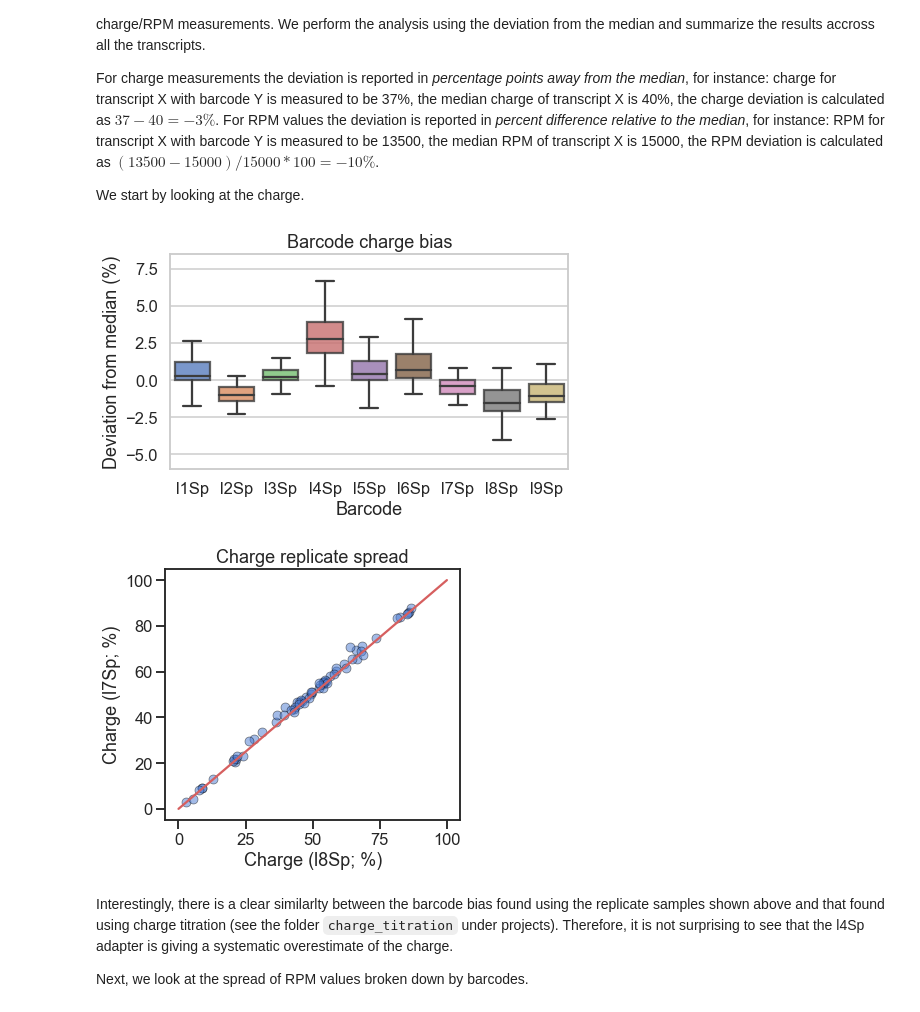
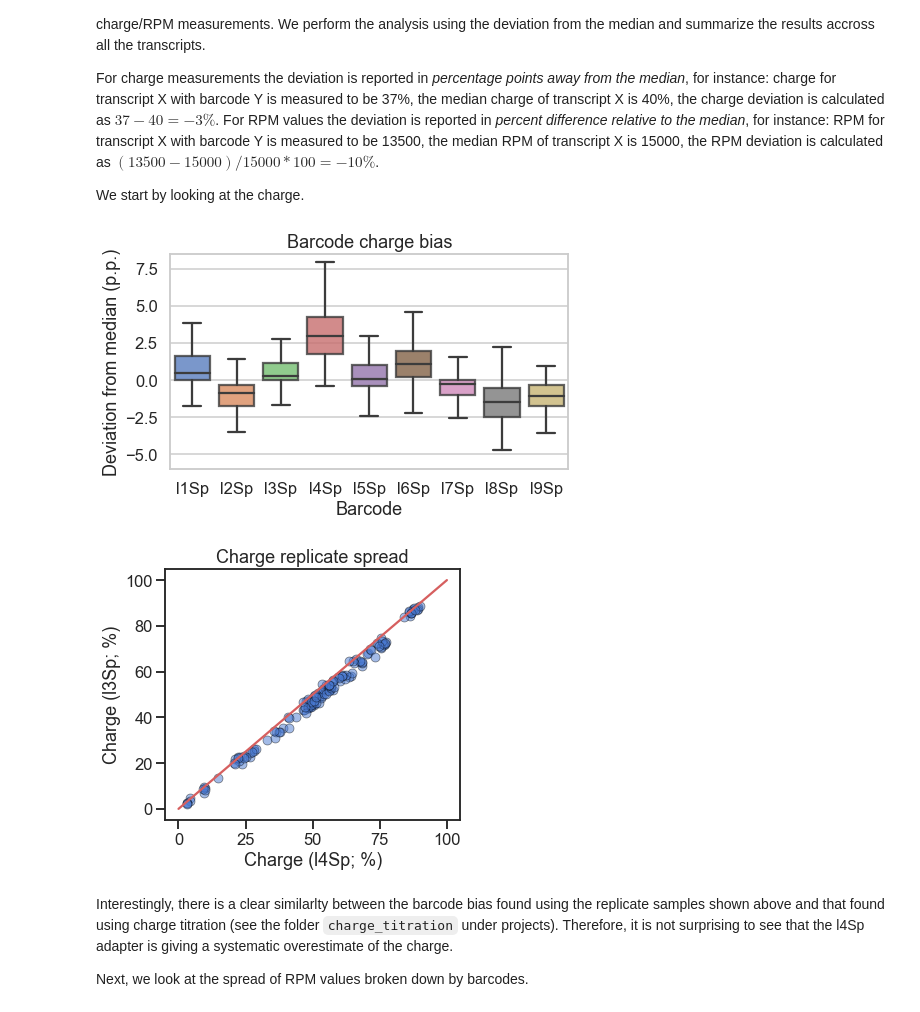
Before and after one commit to krdav/tRNA-charge-seq, a Jupyter notebook: projects/masked-align_analysis/analysis_plotting.ipynb, the cells around one changed output. Saved outputs shown, nothing was run; the diff lists cells and outputs as text; code cells hidden in the pictures.

```diff
--- a/projects/masked-align_analysis/analysis_plotting.ipynb
+++ b/projects/masked-align_analysis/analysis_plotting.ipynb
@@ -471,8 +471,8 @@ We start by looking at the charge.
 # %%
 # Calculate the deviation from the median
 # for RPM values and charge:
-# tr_OR_cd = 'tRNA_anno_short'
-tr_OR_cd = 'AA_codon'
+tr_OR_cd = 'tRNA_anno_short'
+# tr_OR_cd = 'AA_codon'
 
 cols_sele = [tr_OR_cd, \
              'RPM_masked_mean', 'RPM_masked_median', 'RPM_masked_std', \
@@ -490,17 +490,17 @@ charge_df['charge_median_dev_p'] = charge_df['charge_median_dev'] / charge_df['c
 # %%
 # Plot charge deviation from media broken down by barcode:
 min_mask = charge_df['RPM_masked_mean'] > 1000
 bc_order = sorted(set(charge_df['barcode']))
 with sns.axes_style("whitegrid"):
     fig, ax1 = plt.subplots(1, 1, figsize=(7, 4.5))
     g1 = sns.boxplot(data=charge_df[min_mask], x='barcode', y='charge_median_dev', \
                      boxprops=dict(alpha=0.8), order=bc_order, fliersize=False)
-    g1.set(xlabel='Barcode', ylabel='Deviation from median (%)', ylim=(-6, 8.5))
+    g1.set(xlabel='Barcode', ylabel='Deviation from median (p.p.)', ylim=(-6, 8.5))
     g1.set_title('Barcode charge bias')
     fig.tight_layout()
     fig.savefig('data/plotting/barcode_median-deviation_charge.pdf', bbox_inches='tight')
 # %% [output]
-[figure, old version]
+[figure, new version]
 # %%
 # Draw a random comparison:
 roll_1, roll_2 = np.random.randint(1, 10, 2)[:]
@@ -525,7 +525,7 @@ ax1.plot([0, 100], [0, 100], c='r', zorder=10)
 fig.tight_layout()
 fig.savefig('data/plotting/charge_repeatability.pdf', bbox_inches='tight')
 # %% [output]
-[figure, old version]
+[figure, new version]
 # %% [markdown]
 Interestingly, there is a clear similarlty between the barcode bias found using the replicate samples shown above and that found using charge titration (see the folder `charge_titration` under projects).
 Therefore, it is not surprising to see that the l4Sp adapter is giving a systematic overestimate of the charge.
```
Also changed, not shown: parts of 4 cells of this notebook, 54 other files.
